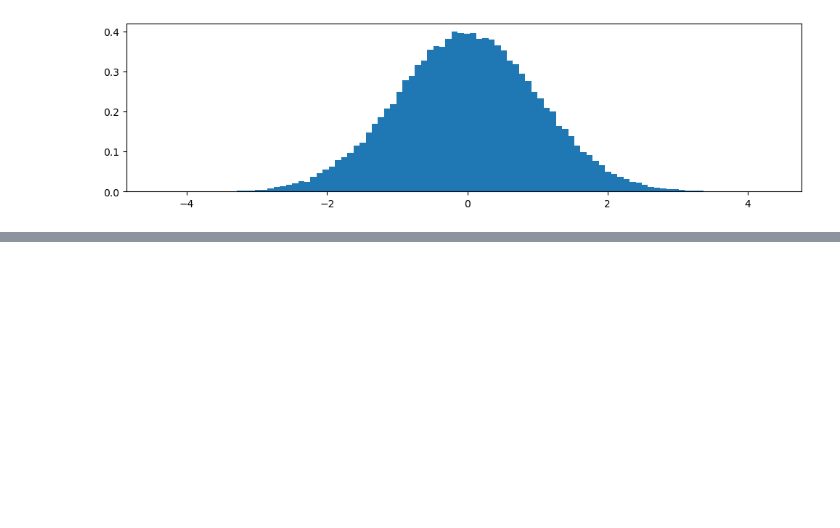
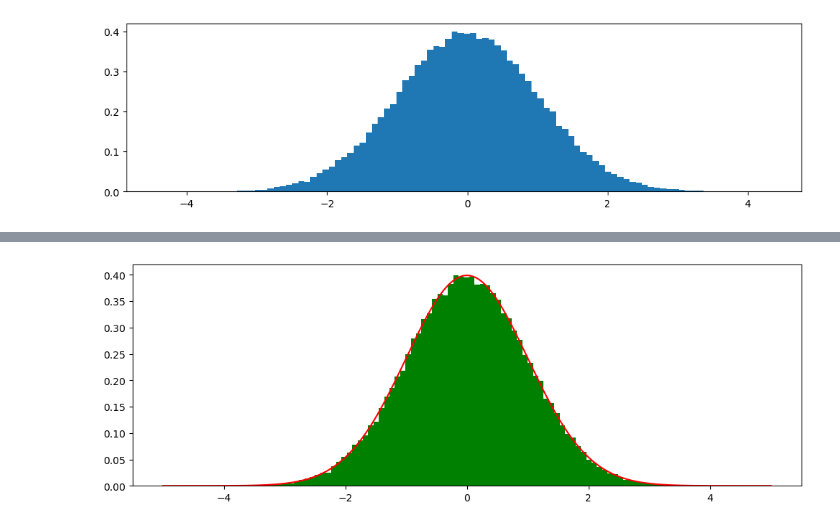
Before and after one commit to noyo0/Fundamentals_DataAnalysis, a Jupyter notebook: myNoteBook.ipynb, the cells around one changed output, grey strips where cells are left out. Drawn from its saved outputs; the diff is of its cells as text; code cells hidden in the pictures; blank space fills up the shorter version.

```diff
--- a/myNoteBook.ipynb
+++ b/myNoteBook.ipynb
@@ -393,0 +419,9 @@ plt.show()
+# %%
+# two plots on one chart
+#plot PDF function f(x) and the prvious histogram
+fig, ax = plt.subplots(figsize=(12,4))
+ax.plot(x,f(x), color='red') #PDF function
+ax.hist(rand_norm, bins=100, density=True, color='green') #actual random data from histogram
+plt.show()
+# %% [output]
+[figure, added]
```
Also changed, not shown: parts of 7 cells of this notebook.
